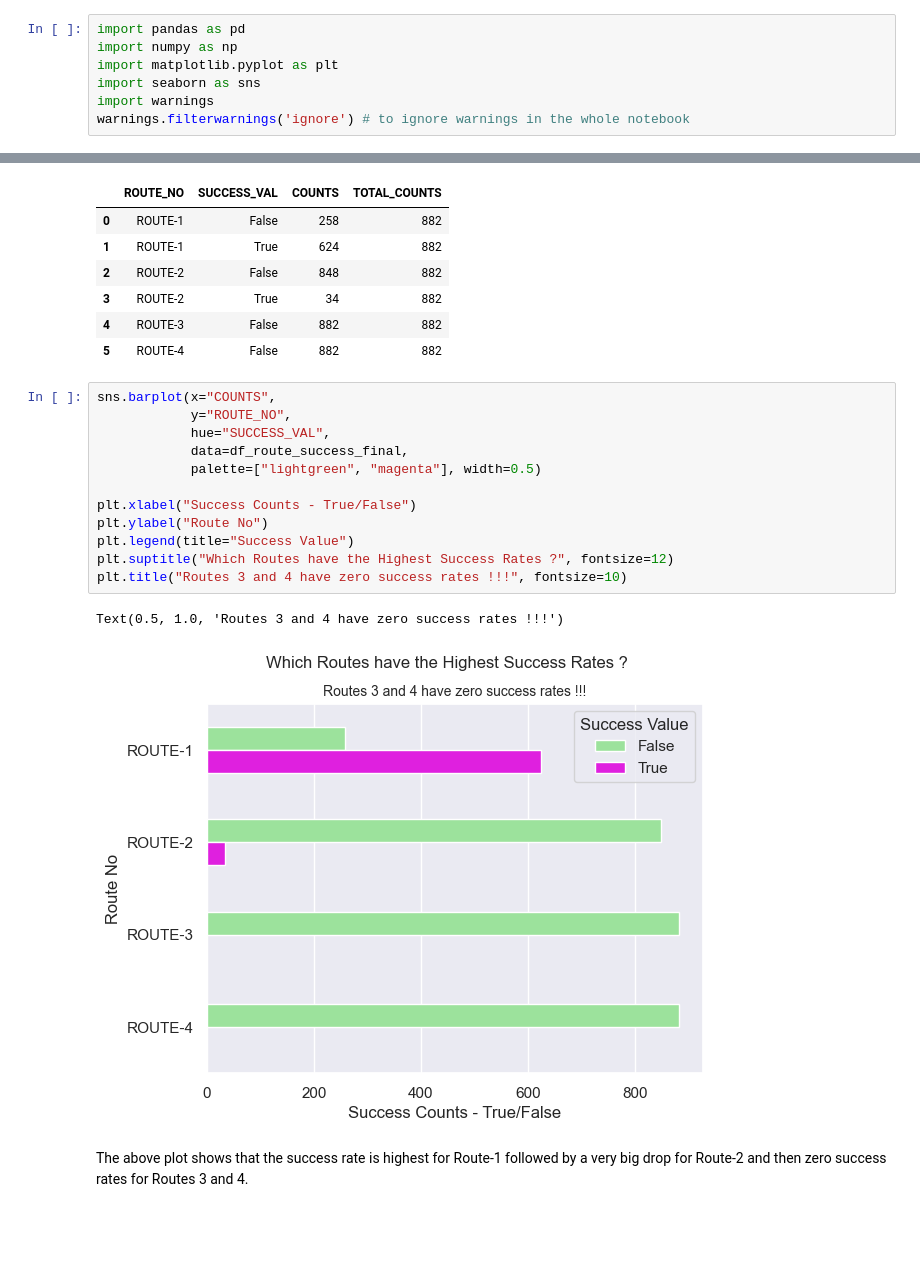
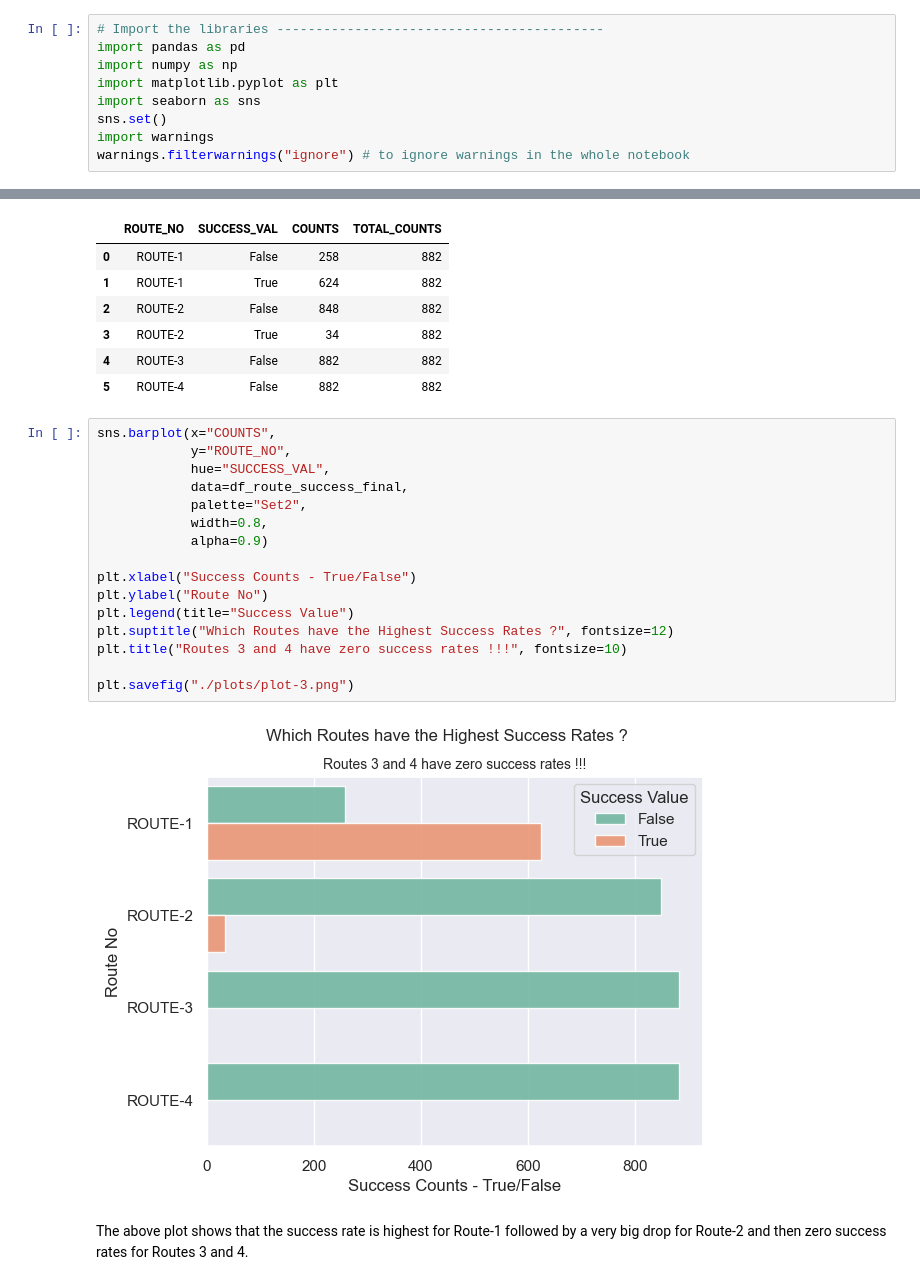
Before and after one commit to arnabpanja/python-core-dev, a Jupyter notebook: scripts-core/jupyter_notebooks/tt_2025_week_3.ipynb, the cells around one changed output, grey strips where cells are left out. Cells and saved outputs as stored; diff of their text form; blank space fills up the shorter version.

```diff
--- a/scripts-core/jupyter_notebooks/tt_2025_week_3.ipynb
+++ b/scripts-core/jupyter_notebooks/tt_2025_week_3.ipynb
@@ -9,10 +9,12 @@ So, lets get on with the game !!!
 
 As a first let us import the libraries pandas, numpy, matplotlib and seaborn. These will be our data frame and plotting libraries that we will use for this analysis. Then let us read the data. The data consists of two data files one with the data on the peaks of the Himalayas and the other with the expeditions on these peaks. The data frames are accordingly named as peaks_tidy and exped_tidy.
 # %%
+# Import the libraries ------------------------------------------
 import pandas as pd
 import numpy as np
 import matplotlib.pyplot as plt
 import seaborn as sns
+sns.set()
 import warnings
-warnings.filterwarnings('ignore') # to ignore warnings in the whole notebook
+warnings.filterwarnings("ignore") # to ignore warnings in the whole notebook
 # %%
@@ -200,18 +209,21 @@ df_route_success_final
 # %%
 sns.barplot(x="COUNTS",
             y="ROUTE_NO",
             hue="SUCCESS_VAL",
             data=df_route_success_final,
-            palette=["lightgreen", "magenta"], width=0.5)
+            palette="Set2",
+            width=0.8,
+            alpha=0.9)
 
 plt.xlabel("Success Counts - True/False")
 plt.ylabel("Route No")
 plt.legend(title="Success Value")
 plt.suptitle("Which Routes have the Highest Success Rates ?", fontsize=12)
 plt.title("Routes 3 and 4 have zero success rates !!!", fontsize=10)
+
+plt.savefig("./plots/plot-3.png")
 # %% [output]
-Text(0.5, 1.0, 'Routes 3 and 4 have zero success rates !!!')
-[figure, old version]
+[figure, new version]
 # %% [markdown]
 The above plot shows that the success rate is highest for Route-1 followed by a very big drop for Route-2 and then zero success
 rates for Routes 3 and 4.
```
Also changed, not shown: parts of 7 cells of this notebook.
